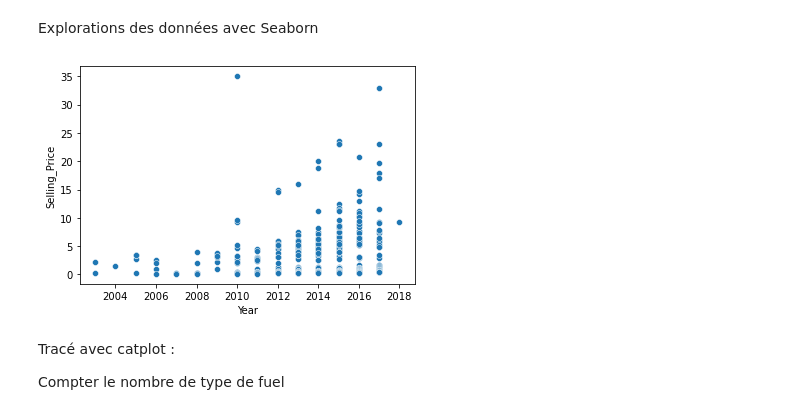
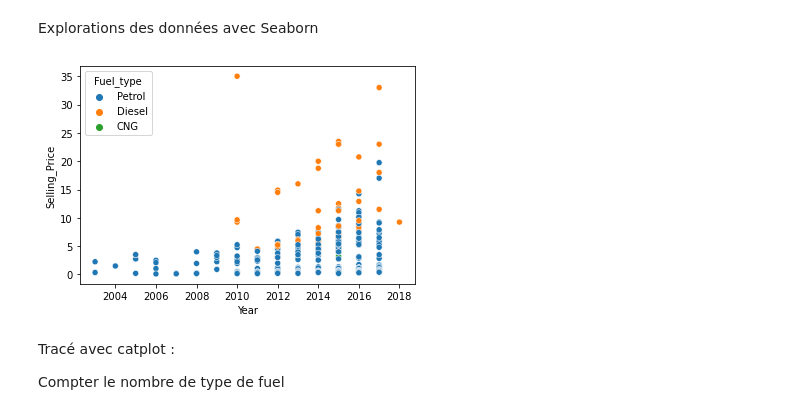
Before and after one commit to Ludo-R/CarPurchase-Project, a Jupyter notebook: carpurchase.ipynb, the cells around one changed output. Cells and saved outputs as stored; diff of their text form; code cells hidden in the pictures.

```diff
--- a/carpurchase.ipynb
+++ b/carpurchase.ipynb
@@ -106,11 +94,11 @@ df.head()
 # %% [markdown]
 Explorations des données avec Seaborn
 # %%
-sns.scatterplot(x = 'Year', y = 'Selling_Price', data = df)
-xlabel ='Year'
+sns.scatterplot(x = 'Year', y = 'Selling_Price', data = df, hue='Fuel_type')
+xlabel ='Present_Price'
 ylabel ='Selling_Price'
 # %% [output]
-[figure, old version]
+[figure, new version]
 # %% [markdown]
 Tracé avec catplot :
 
```
Also changed, not shown: parts of 9 cells of this notebook, 1 other file.
